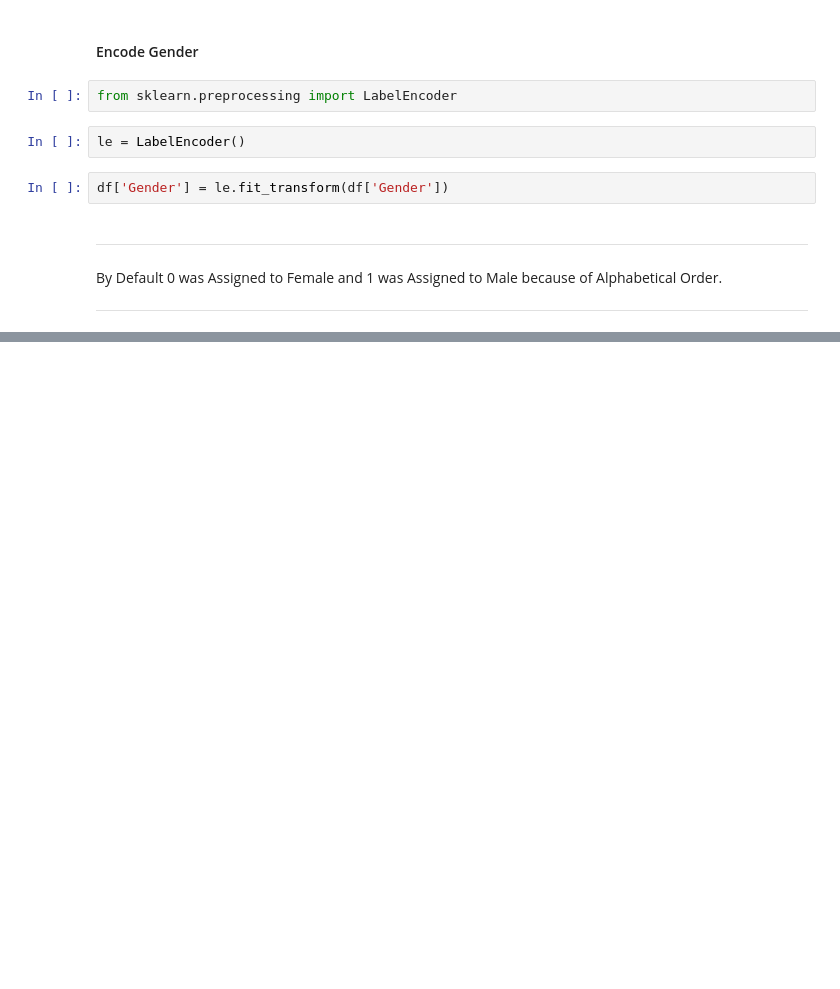
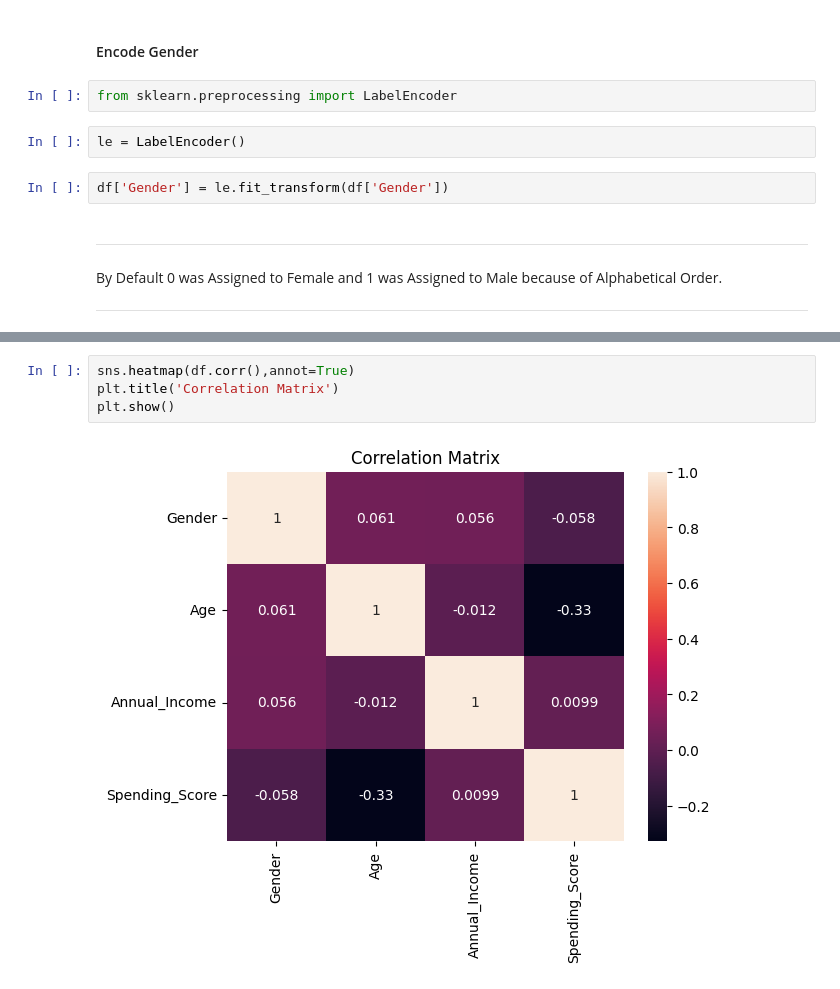
Before and after one commit to Deepvejpara/Mall_Customer_Segmentation, a Jupyter notebook: main.ipynb, the cells around one changed output, grey strips where cells are left out. Saved outputs shown, nothing was run; the diff lists cells and outputs as text; blank space fills up the shorter version.

```diff
--- a/main.ipynb
+++ b/main.ipynb
@@ -75,0 +144,6 @@ By Default 0 was Assigned to Female and 1 was Assigned to Male because of Alphab
+# %%
+sns.heatmap(df.corr(),annot=True)
+plt.title('Correlation Matrix')
+plt.show()
+# %% [output]
+[figure, added]
```
Also changed, not shown: parts of 9 cells of this notebook, 1 other file.
